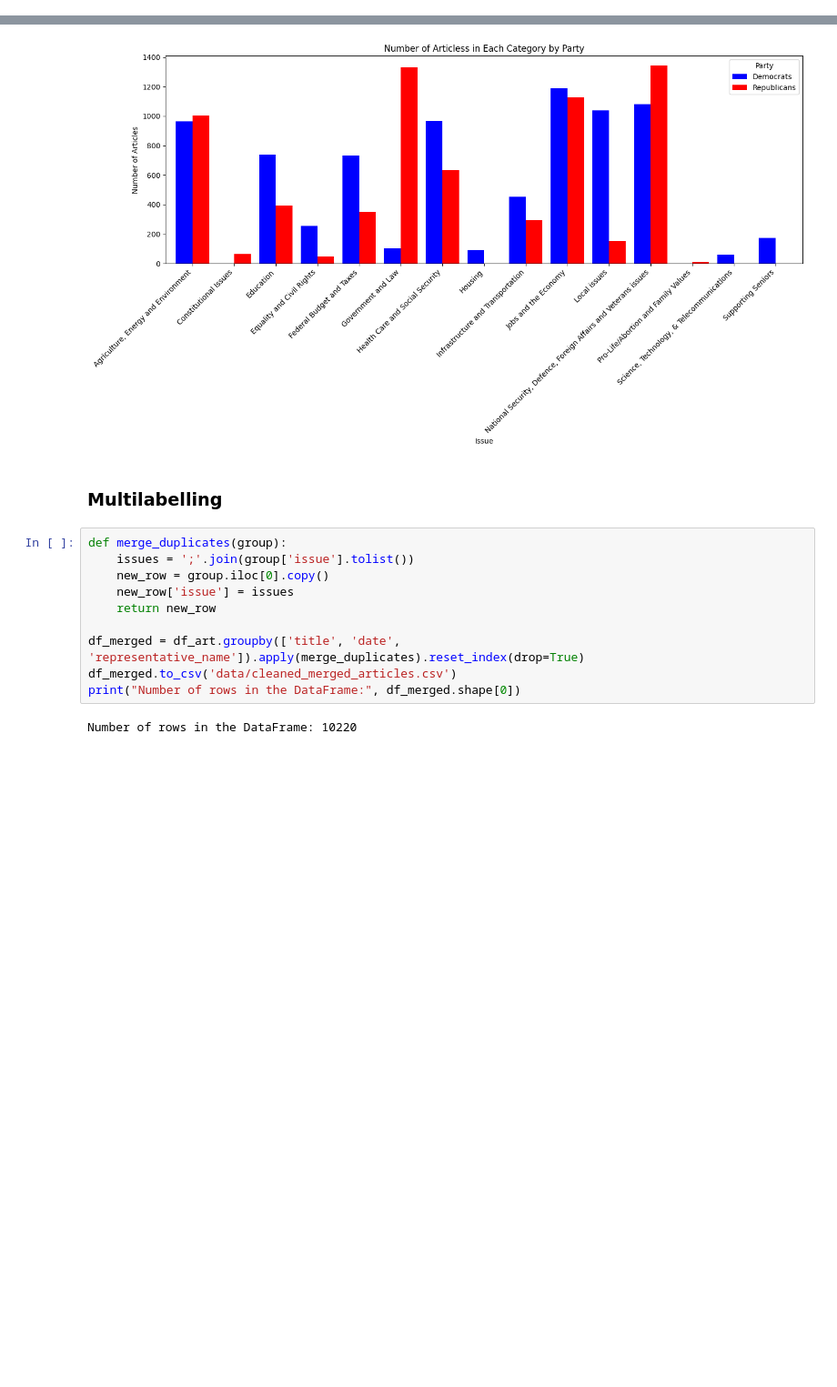
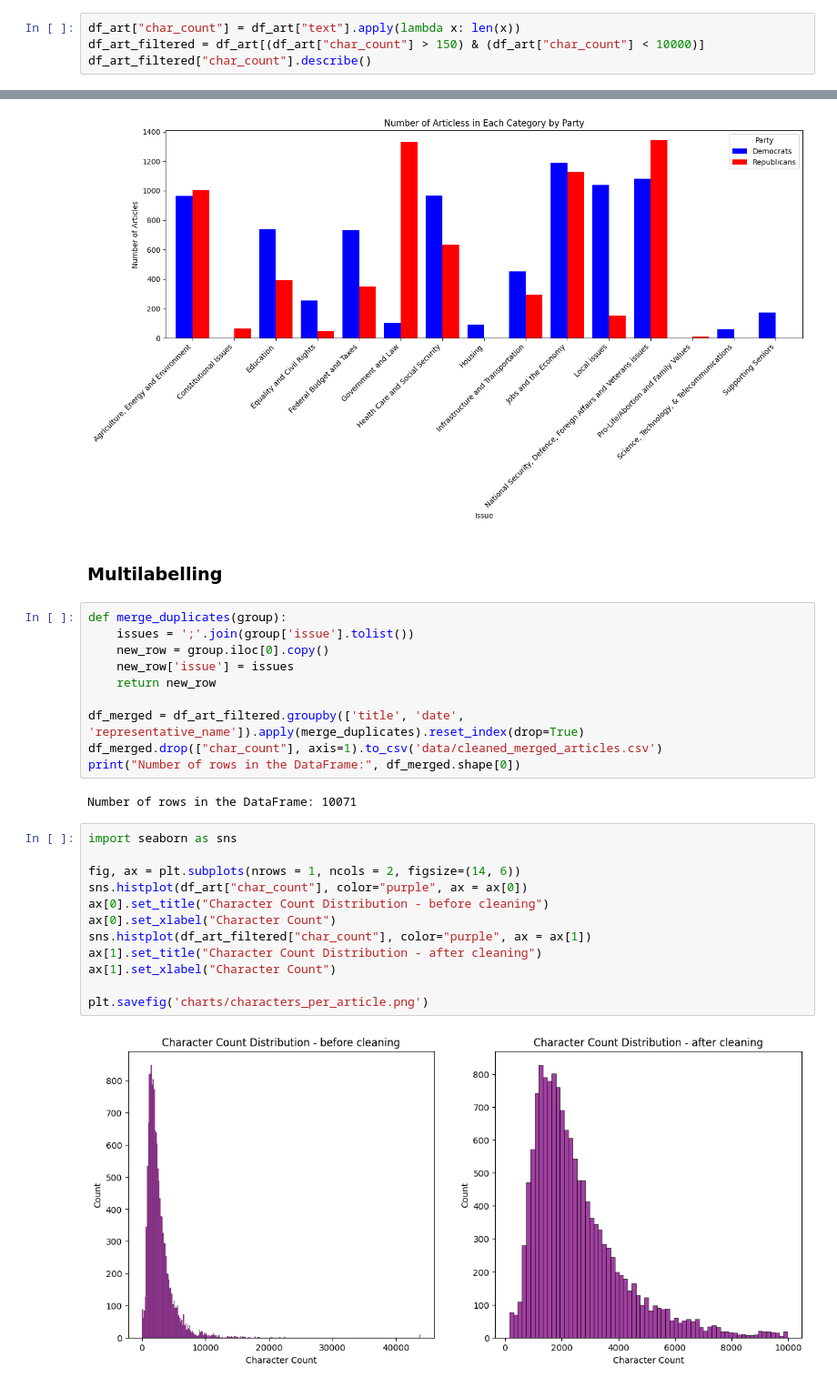
Before and after one commit to qpa-agh/usa_issues_data_mining, a Jupyter notebook: data_cleaning.ipynb, the cells around one changed output, grey strips where cells are left out. Shown at 91% size. Drawn from its saved outputs; the diff is of its cells as text; blank space fills up the shorter version.

Commit message:
Filter out issues below 150/above 10 000 characters

```diff
--- a/data_cleaning.ipynb
+++ b/data_cleaning.ipynb
@@ -360,0 +363,4 @@ df_art = df_art.dropna()
+# %%
+df_art["char_count"] = df_art["text"].apply(lambda x: len(x))
+df_art_filtered = df_art[(df_art["char_count"] > 150) & (df_art["char_count"] < 10000)]
+df_art_filtered["char_count"].describe()
@@ -422,11 +438,25 @@ def merge_duplicates(group):
     new_row['issue'] = issues
     return new_row
 
-df_merged = df_art.groupby(['title', 'date', 'representative_name']).apply(merge_duplicates).reset_index(drop=True)
-df_merged.to_csv('data/cleaned_merged_articles.csv')
+df_merged = df_art_filtered.groupby(['title', 'date', 'representative_name']).apply(merge_duplicates).reset_index(drop=True)
+df_merged.drop(["char_count"], axis=1).to_csv('data/cleaned_merged_articles.csv')
 print("Number of rows in the DataFrame:", df_merged.shape[0])
 # %% [output]
-Number of rows in the DataFrame: 10220
+Number of rows in the DataFrame: 10071
+# %%
+import seaborn as sns
+
+fig, ax = plt.subplots(nrows = 1, ncols = 2, figsize=(14, 6))
+sns.histplot(df_art["char_count"], color="purple", ax = ax[0])
+ax[0].set_title("Character Count Distribution - before cleaning")
+ax[0].set_xlabel("Character Count")
+sns.histplot(df_art_filtered["char_count"], color="purple", ax = ax[1])
+ax[1].set_title("Character Count Distribution - after cleaning")
+ax[1].set_xlabel("Character Count")
+
+plt.savefig('charts/characters_per_article.png')
+# %% [output]
+[figure, added]
 # %%
 df_merged["text"].count()
 # %% [output]
```
Also changed, not shown: parts of 9 cells of this notebook, 4 other files.
